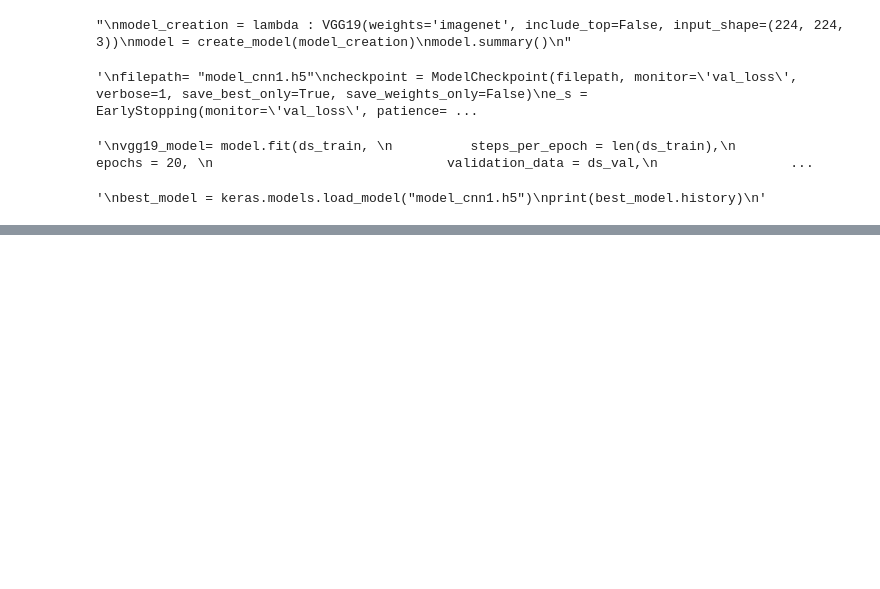
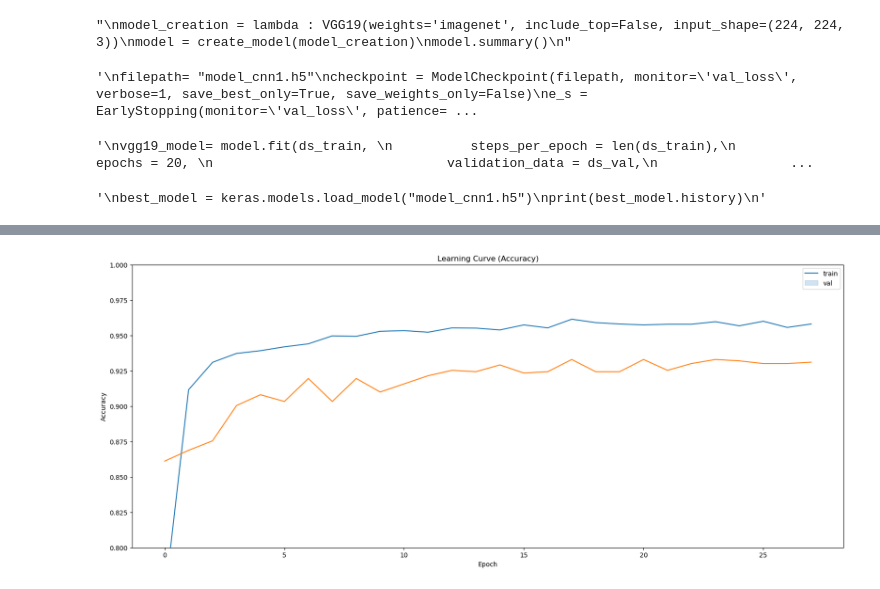
Before and after one commit to untildawn98/pneumonia_classifier, a Jupyter notebook: ENEL_645_project.ipynb, the cells around one changed output, grey strips where cells are left out. Saved outputs shown, nothing was run; the diff lists cells and outputs as text; code cells hidden in the pictures; blank space fills up the shorter version.

```diff
--- a/ENEL_645_project.ipynb
+++ b/ENEL_645_project.ipynb
@@ -499,0 +613,12 @@ Accuracy = 78.21% | Precision = 74.24% | Recall = 99.74% | Specificity = 42.31%
+# %%
+fig, ax = plt.subplots(figsize=(20,8))
+sns.lineplot(x = history.epoch, y = history.history['binary_accuracy'])
+sns.lineplot(x = history.epoch, y = history.history['val_binary_accuracy'])
+ax.set_title('Learning Curve (Accuracy)')
+ax.set_ylabel('Accuracy')
+ax.set_xlabel('Epoch')
+ax.set_ylim(0.80, 1.0)
+ax.legend(['train', 'val'], loc='best')
+plt.show()
+# %% [output]
+[figure, added]
```
Also changed, not shown: parts of 40 cells of this notebook, 2 other files.
